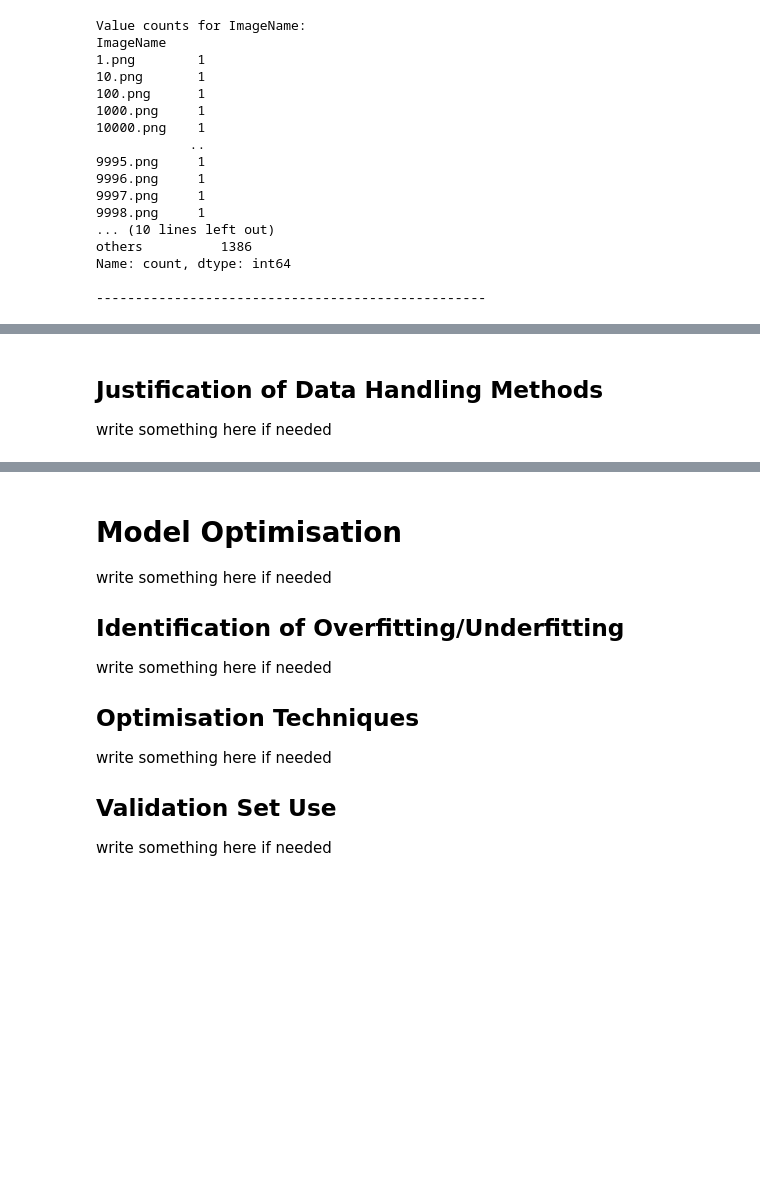
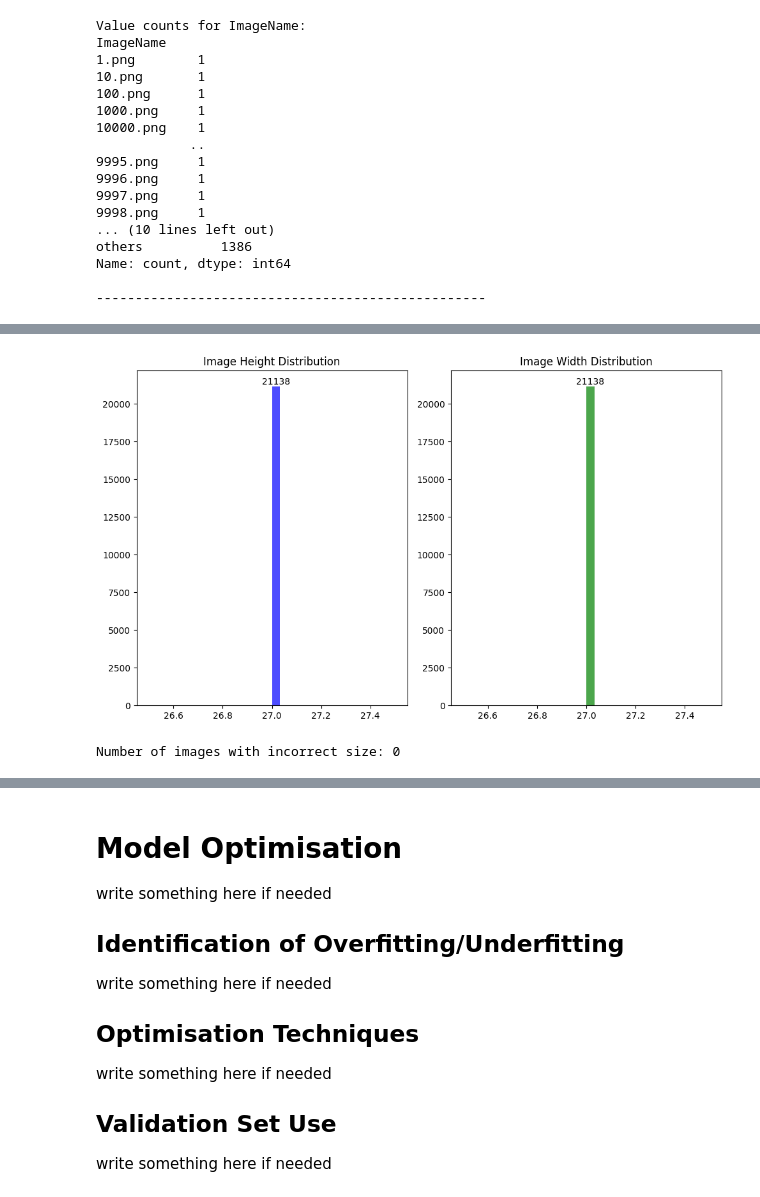
Before and after one commit to spjk1910/MachineLearning_GroupProject, a Jupyter notebook: s4027648_s3975793.ipynb, the cells around one changed output, grey strips where cells are left out. Saved outputs shown, nothing was run; the diff lists cells and outputs as text; code cells hidden in the pictures; blank space fills up the shorter version.

```diff
--- a/s4027648_s3975793.ipynb
+++ b/s4027648_s3975793.ipynb
@@ -146,6 +528,75 @@ write something here if needed
 # %%
-# Code for EDA here
+# Check dimensions of images (including augmented images)
+image_sizes = []
+
+# Loop through the entire trainData and check dimensions
+augmented_idx = 0  # Keep track of the index for augmented images
+for idx, row in trainData.iterrows():
+    image_path = row['ImagePath']
+
+    # If the image is augmented (generated in memory), use augmented_images list
+    if image_path != "generated_in_memory":
+        # Read image from the original path
+        img = cv2.imread(image_path)
+        if img is not None:
+            image_sizes.append(img.shape[:2])  # Only take height and width (ignore channels)
+        else:
+            print(f"Warning: Unable to read image at path {image_path}")
+    else:
+        # For augmented images, use their dimensions directly
+        if augmented_idx < len(augmented_images):
+            img = augmented_images[augmented_idx]  # Get the augmented image from the list
+            if img is not None:
+                image_sizes.append(img.shape[:2])
+            else:
+                print(f"Warning: Augmented image at index {augmented_idx} is None")
+            augmented_idx += 1  # Increment the index for augmented images
+        else:
+            print(f"Warning: No corresponding augmented image for augmented entry at index {idx}")
+
+# Convert to DataFrame for easier manipulation
+image_sizes_df = pd.DataFrame(image_sizes, columns=['Height', 'Width'])
+
+# Set the number of bins for histograms
+num_bins = 30  # You can adjust this based on the distribution
+
+# Plot the distribution of image dimensions
+plt.figure(figsize=(10, 6))
+
+# Plot Height Distribution
+plt.subplot(1, 2, 1)
+n, bins, patches = plt.hist(image_sizes_df['Height'], bins=num_bins, color='blue', alpha=0.7)
+plt.title('Image Height Distribution')
+
+# Add value labels on bars
+for i in range(len(patches)):
+    if n[i] > 0:  # Only add labels to bars with non-zero counts
+        height = n[i]
+        plt.text(patches[i].get_x() + patches[i].get_width() / 2,
+                 height + 10,  # Place the text above the bar
+                 str(int(height)),
+                 ha='center', va='bottom')
+
+# Plot Width Distribution
+plt.subplot(1, 2, 2)
+n, bins, patches = plt.hist(image_sizes_df['Width'], bins=num_bins, color='green', alpha=0.7)
+plt.title('Image Width Distribution')
+
+# Add value labels on bars
+for i in range(len(patches)):
+    if n[i] > 0:  # Only add labels to bars with non-zero counts
+        width = n[i]
+        plt.text(patches[i].get_x() + patches[i].get_width() / 2,
+                 width + 10,  # Place the text above the bar
+                 str(int(width)),
+                 ha='center', va='bottom')
+
+plt.tight_layout()
+plt.show()
+
+# Check if there are any mismatched image sizes (both original and augmented images)
+incorrect_sizes = image_sizes_df[(image_sizes_df['Height'] != 27) | (image_sizes_df['Width'] != 27)]
+print(f"Number of images with incorrect size: {len(incorrect_sizes)}")
+# %% [output]
+[figure, added]
+Number of images with incorrect size: 0
-# %% [markdown]
-## Justification of Data Handling Methods
-
-write something here if needed
```
Also changed, not shown: parts of 33 cells of this notebook.
